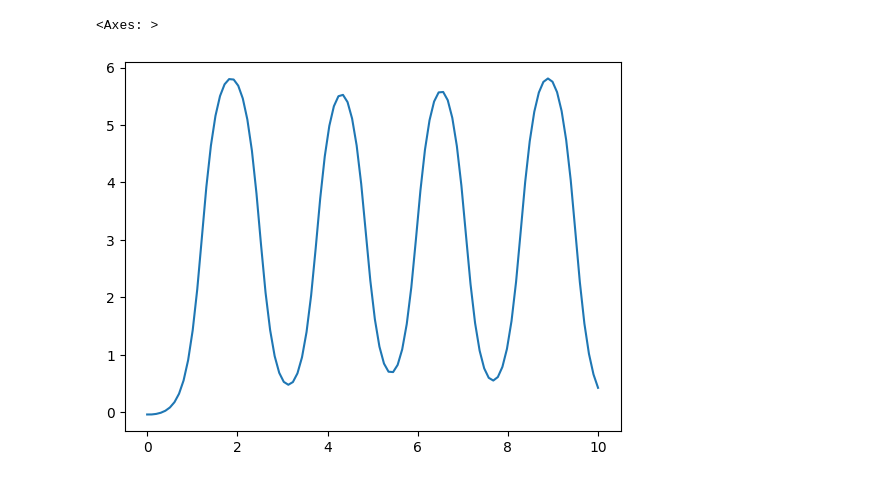
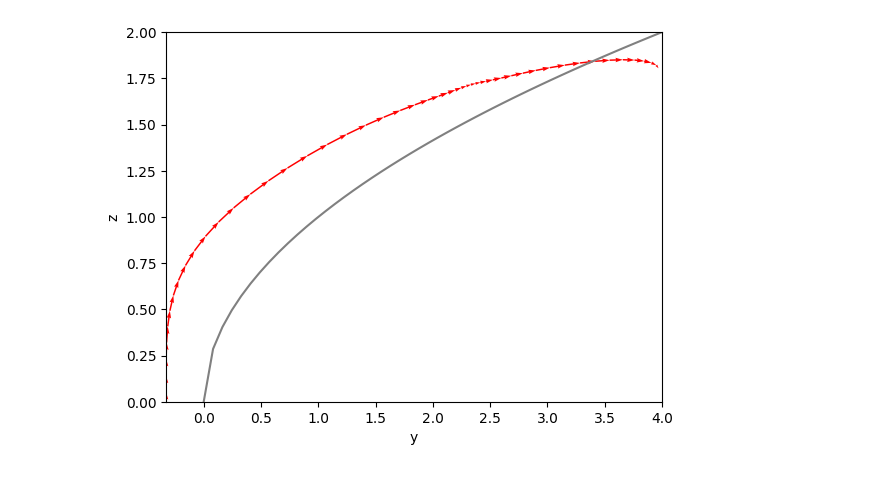
Before and after one commit to gooplancton/torch_nodec, a Jupyter notebook: viz-playground.ipynb, the cells around one changed output. Cells and saved outputs as stored; diff of their text form; code cells hidden in the pictures.

```diff
--- a/viz-playground.ipynb
+++ b/viz-playground.ipynb
@@ -41,3 +105,10 @@ u = controls.squeeze().detach().numpy()
+# %%
+y = y[:, 0]
+# %%
+z = z[:, 0]
+# %%
+y_star = torch.linspace(0, 4, 50)
+z_star = torch.sqrt(y_star)
 # %%
 import seaborn as sns
 import matplotlib.pyplot as plt
@@ -71,6 +115,27 @@ array([-0.03691575, -0.03633274, -0.02695163, -0.0069535 ,  0.02785841,
-# %%
-theta = trajectory[:, :, 2].squeeze().detach().numpy()
-sns.lineplot(x=t, y=theta)
-# %% [output]
-<Axes: >
-[figure, removed]
+# %%
+x_actual = y
+x_desired = y_star
+y_actual = z
+y_desired = z_star
+# %%
+# Create a new plot
+fig, ax = plt.subplots()
+
+# Plot the desired trajectory as a grey line
+sns.lineplot(x=x_desired, y=y_desired, color='grey', ax=ax)
+
+# Plot the actual trajectory as a series of red arrows
+sns.lineplot(x=x_actual, y=y_actual, color='red', ax=ax, alpha=0.5, linewidth=0)
+ax.quiver(x_actual[:-1], y_actual[:-1], x_actual[1:]-x_actual[:-1], y_actual[1:]-y_actual[:-1],
+          scale_units='xy', angles='xy', scale=1, color='red', width=0.003)
+
+# Set the x and y limits of the plot
+ax.set_xlim(min(min(x_actual), min(x_desired)), max(max(x_actual), max(x_desired)))
+ax.set_ylim(min(min(y_actual), min(y_desired)), max(max(y_actual), max(y_desired)))
+
+ax.set_xlabel("y")
+ax.set_ylabel("z")
+# Show the plot
+plt.show()
+# %% [output]
+[figure, added]
```
Also changed, not shown: parts of 11 cells of this notebook, 6 other files.
